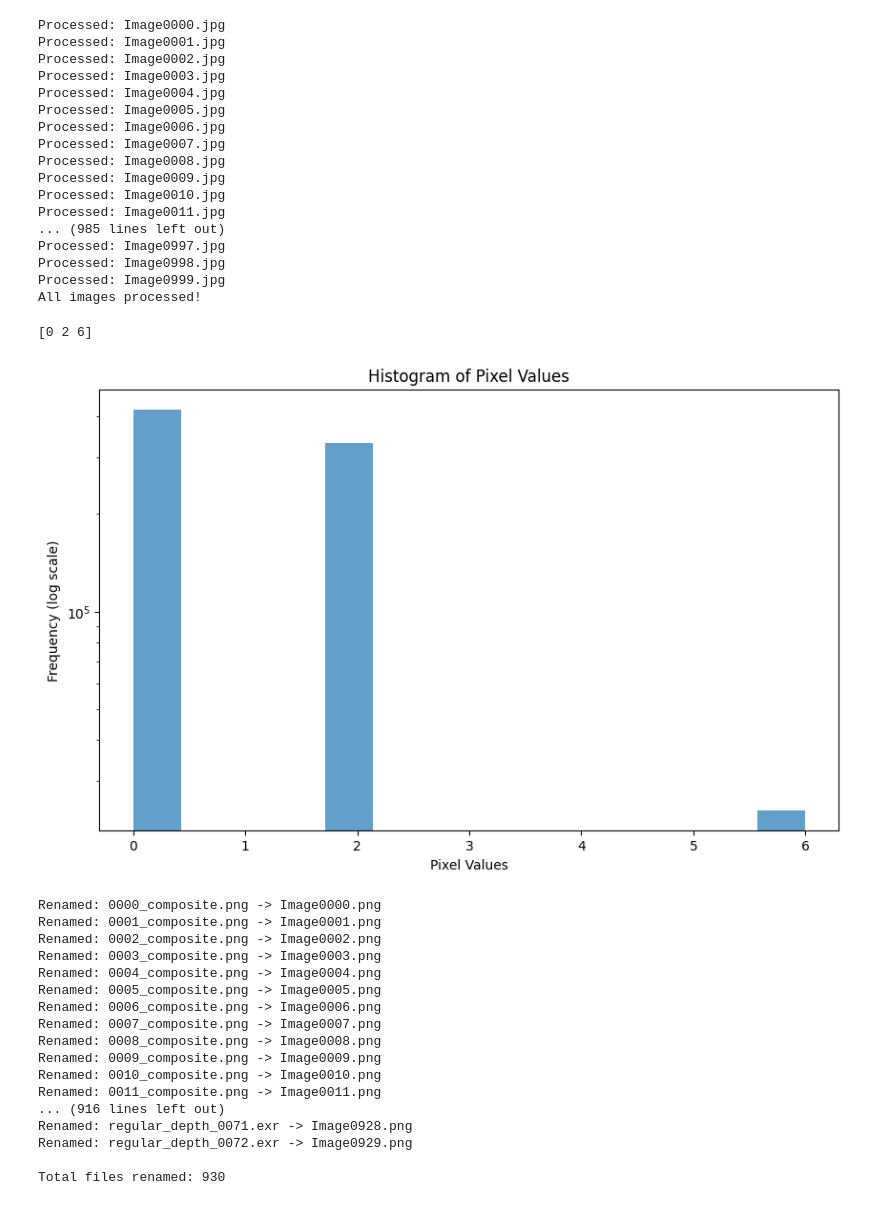
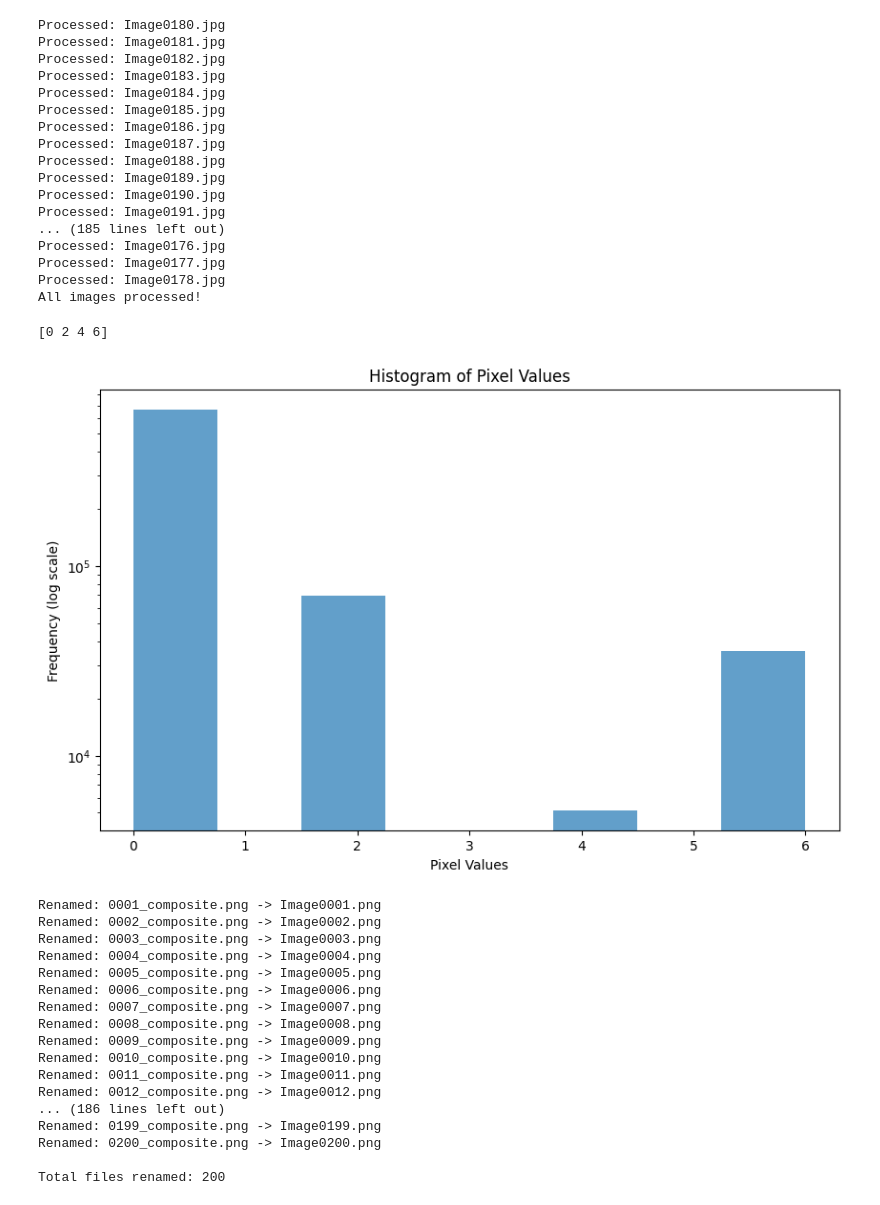
Before and after one commit to Crask21/eirt2025, a Jupyter notebook: notebooks/sbdx.ipynb, the cells around one changed output. Saved outputs shown, nothing was run; the diff lists cells and outputs as text; code cells hidden in the pictures.

```diff
--- a/notebooks/sbdx.ipynb
+++ b/notebooks/sbdx.ipynb
@@ -4,6 +4,7 @@ import numpy as np
 from scipy.ndimage import grey_opening, grey_erosion, grey_dilation, grey_closing, median_filter, gaussian_filter
 
 imgPath = "G:\\datasets\\eirt_output\\batch03\\mask_raw\\Image0001.jpg"
+imgPath = "/media/ap/00802B74802B6F7A/Users/andpo/Documents/EIRT/Caspers_fredags_filer/batch04/mask_raw/Image0001.jpg"
 
 # Load image
 img = Image.open(imgPath)
@@ -100,6 +100,8 @@ import os
 
 input_dir = "G:\\datasets\\eirt_output\\batch03\\mask_raw"
 output_dir = "G:\\datasets\\eirt_output\\batch03\\mask"
+input_dir = "/media/ap/00802B74802B6F7A/Users/andpo/Documents/EIRT/Caspers_fredags_filer/batch04/mask_raw"
+output_dir = "/media/ap/00802B74802B6F7A/Users/andpo/Documents/EIRT/Caspers_fredags_filer/batch04/mask"
 
 # Create output directory if it doesn't exist
 os.makedirs(output_dir, exist_ok=True)
@@ -125,46 +127,48 @@ for filename in os.listdir(input_dir):
 
 print("All images processed!")
 # %% [output]
-Processed: Image0000.jpg
-Processed: Image0001.jpg
-Processed: Image0002.jpg
-Processed: Image0003.jpg
-Processed: Image0004.jpg
-Processed: Image0005.jpg
-Processed: Image0006.jpg
-Processed: Image0007.jpg
-Processed: Image0008.jpg
-Processed: Image0009.jpg
-Processed: Image0010.jpg
-Processed: Image0011.jpg
-... (985 lines left out)
-Processed: Image0997.jpg
-Processed: Image0998.jpg
-Processed: Image0999.jpg
+Processed: Image0180.jpg
+Processed: Image0181.jpg
+Processed: Image0182.jpg
+Processed: Image0183.jpg
+Processed: Image0184.jpg
+Processed: Image0185.jpg
+Processed: Image0186.jpg
+Processed: Image0187.jpg
+Processed: Image0188.jpg
+Processed: Image0189.jpg
+Processed: Image0190.jpg
+Processed: Image0191.jpg
+... (185 lines left out)
+Processed: Image0176.jpg
+Processed: Image0177.jpg
+Processed: Image0178.jpg
 All images processed!
 # %%
 # img = Image.open("E:\\datasets\\eirt_output\\batch01\\mask\\Image0000.bmp")
-arr = np.load("G:\\datasets\\eirt_output\\batch03\\mask\\Image0003.npy")
+arr = np.load("/media/ap/00802B74802B6F7A/Users/andpo/Documents/EIRT/Caspers_fredags_filer/batch04/mask/Image0003.npy")
 unique = np.unique(arr)
 print(unique)
 
 plt.figure(figsize=(10, 6))
 plt.hist(arr.flatten(), bins=len(unique_vals), alpha=0.7)
 plt.xlabel('Pixel Values')
 
 plt.ylabel('Frequency (log scale)')
 plt.title('Histogram of Pixel Values')
 plt.yscale('log')
 plt.show()
 # %% [output]
-[0 2 6]
+[0 2 4 6]
-[figure, old version]
+[figure, new version]
 # %%
 import os
 
 # Directory containing files to rename
 directory = "G:\\datasets\\eirt_output\\batch03\\rbg_gaussian"
 save_path = "G:\\datasets\\eirt_output\\batch03\\rbg"
+directory = "/media/ap/00802B74802B6F7A/Users/andpo/Documents/EIRT/Caspers_fredags_filer/batch04/rgb_gaussian"
+save_path = "/media/ap/00802B74802B6F7A/Users/andpo/Documents/EIRT/Caspers_fredags_filer/batch04/rgb"
 
 # Get all files in the directory and sort them
 files = sorted([f for f in os.listdir(directory) if os.path.isfile(os.path.join(directory, f))])
@@ -172,7 +176,7 @@ files = sorted([f for f in os.listdir(directory) if os.path.isfile(os.path.join(
 # Rename each file
 for i, filename in enumerate(files):
     old_path = os.path.join(directory, filename)
-    new_filename = f"Image{i:04d}.png"
+    new_filename = f"Image{i+1:04d}.png"
     new_path = os.path.join(directory, new_filename)
 
     os.rename(old_path, new_path)
@@ -180,7 +184,6 @@ for i, filename in enumerate(files):
 
 print(f"\nTotal files renamed: {len(files)}")
 # %% [output]
-Renamed: 0000_composite.png -> Image0000.png
 Renamed: 0001_composite.png -> Image0001.png
 Renamed: 0002_composite.png -> Image0002.png
 Renamed: 0003_composite.png -> Image0003.png
@@ -192,8 +195,9 @@ Renamed: 0008_composite.png -> Image0008.png
 Renamed: 0009_composite.png -> Image0009.png
 Renamed: 0010_composite.png -> Image0010.png
 Renamed: 0011_composite.png -> Image0011.png
-... (916 lines left out)
-Renamed: regular_depth_0071.exr -> Image0928.png
-Renamed: regular_depth_0072.exr -> Image0929.png
+Renamed: 0012_composite.png -> Image0012.png
+... (186 lines left out)
+Renamed: 0199_composite.png -> Image0199.png
+Renamed: 0200_composite.png -> Image0200.png
 
-Total files renamed: 930
+Total files renamed: 200
```
Also changed, not shown: parts of 5 cells of this notebook, 7 other files.
